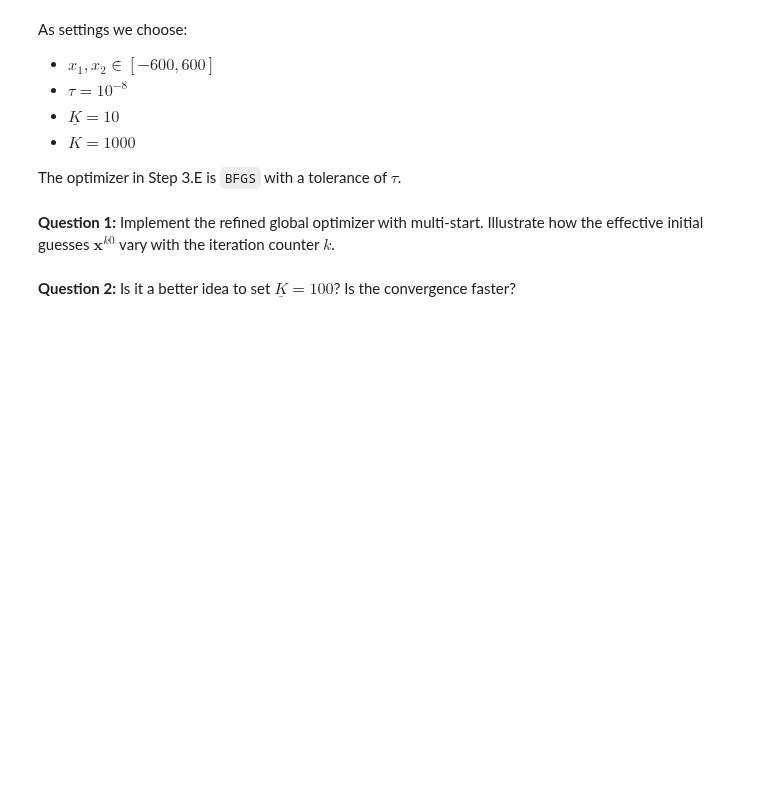
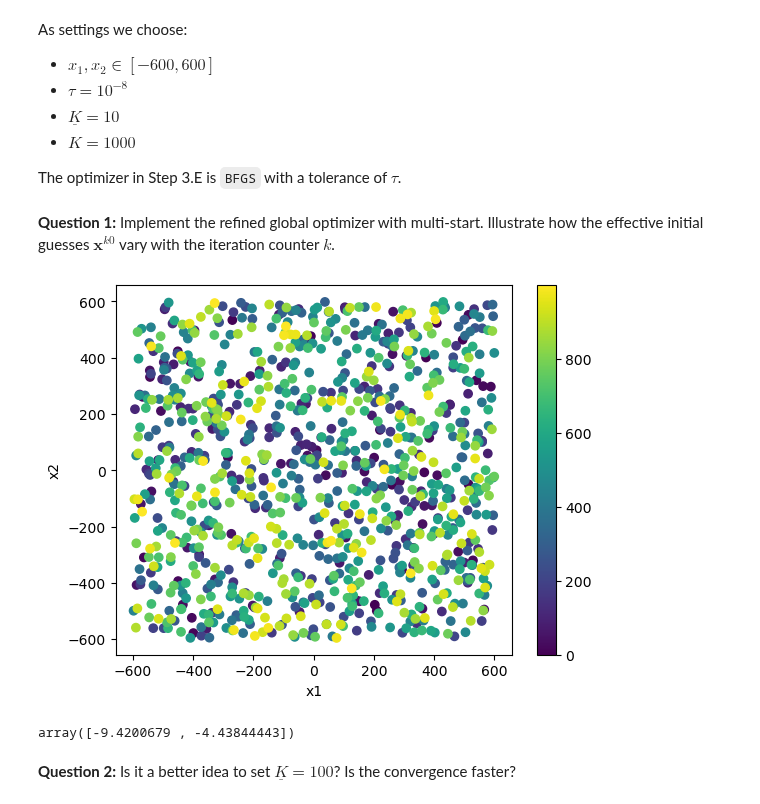
Before and after one commit to NumEconCopenhagen/projects-2023-mc, a Jupyter notebook: examproject/Exam-2023-notebook.ipynb, the cells around one changed output. Saved outputs shown, nothing was run; the diff lists cells and outputs as text; code cells hidden in the pictures; blank space fills up the shorter version.

```diff
--- a/examproject/Exam-2023-notebook.ipynb
+++ b/examproject/Exam-2023-notebook.ipynb
@@ -510,3 +585,49 @@ The optimizer in Step 3.E is `BFGS` with a tolerance of $\tau$.
+# %%
+# write your code here
+def griewank(x):
+    return griewank_(x[0],x[1])
+
+def griewank_(x):
+    x1 = x[0]
+    x2 = x[1]
+    sum_sq = x1**2 + x2**2
+    prod_cos = np.cos(x1) * np.cos(x2 / np.sqrt(2))
+    return 1 + sum_sq/4000 - prod_cos
+
+def multi_start_optimizer(bounds, tau, K_u, K):
+    x_ast = np.zeros(2)
+    f_ast = np.inf
+    x0_list = []
+    for k in range(K):
+        x = np.random.uniform(bounds[0], bounds[1], size=2)
+        x0_list.append(x)
+        if k < K_u:
+            continue
+        chi = 0.50 * 2 / (1 + np.exp((k - K_u) / 100))
+        x0_next = chi * x_ast + (1 - chi) * x
+        res = minimize(griewank_, x0_next, method='BFGS', tol=tau)
+        if res.fun < f_ast:
+            x_ast = res.x
+            f_ast = res.fun
+        if f_ast <= tau:
+            break
+    x0_list = np.asarray(x0_list)
+    plt.scatter(x0_list[:,0], x0_list[:,1], c=np.arange(K))
+    plt.colorbar()
+    plt.xlabel('x1')
+    plt.ylabel('x2')
+    plt.show()
+    return x_ast
+# %%
+bounds = [-600, 600]
+tau = 1e-8
+K_u = 10
+K = 1000
+
+multi_start_optimizer(bounds, tau, K_u, K)
+# %% [output]
+[figure, added]
+array([-9.4200679 , -4.43844443])
 # %% [markdown]
 **Question 2:** Is it a better idea to set $\underline{K} = 100$? Is the convergence faster?
 # %%
```
Also changed, not shown: parts of 17 cells of this notebook.
